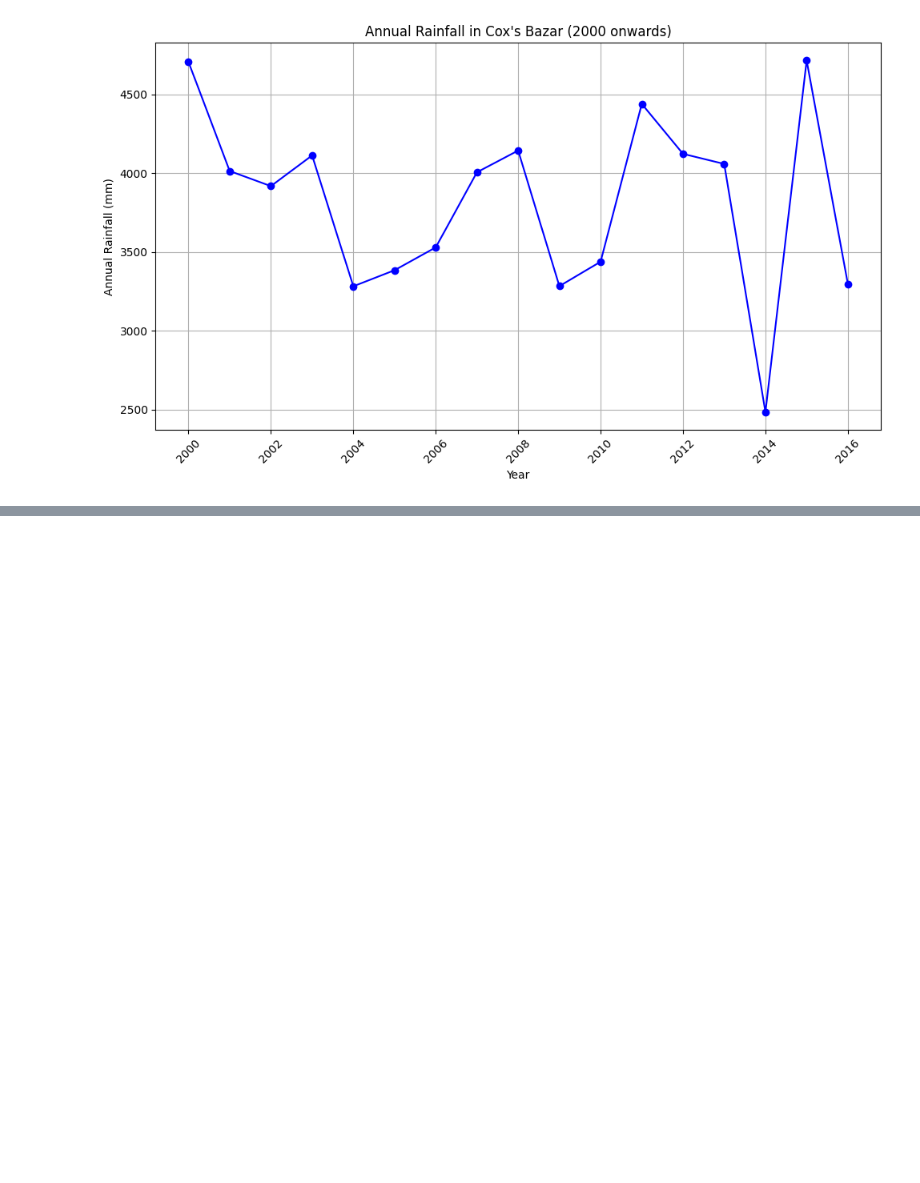
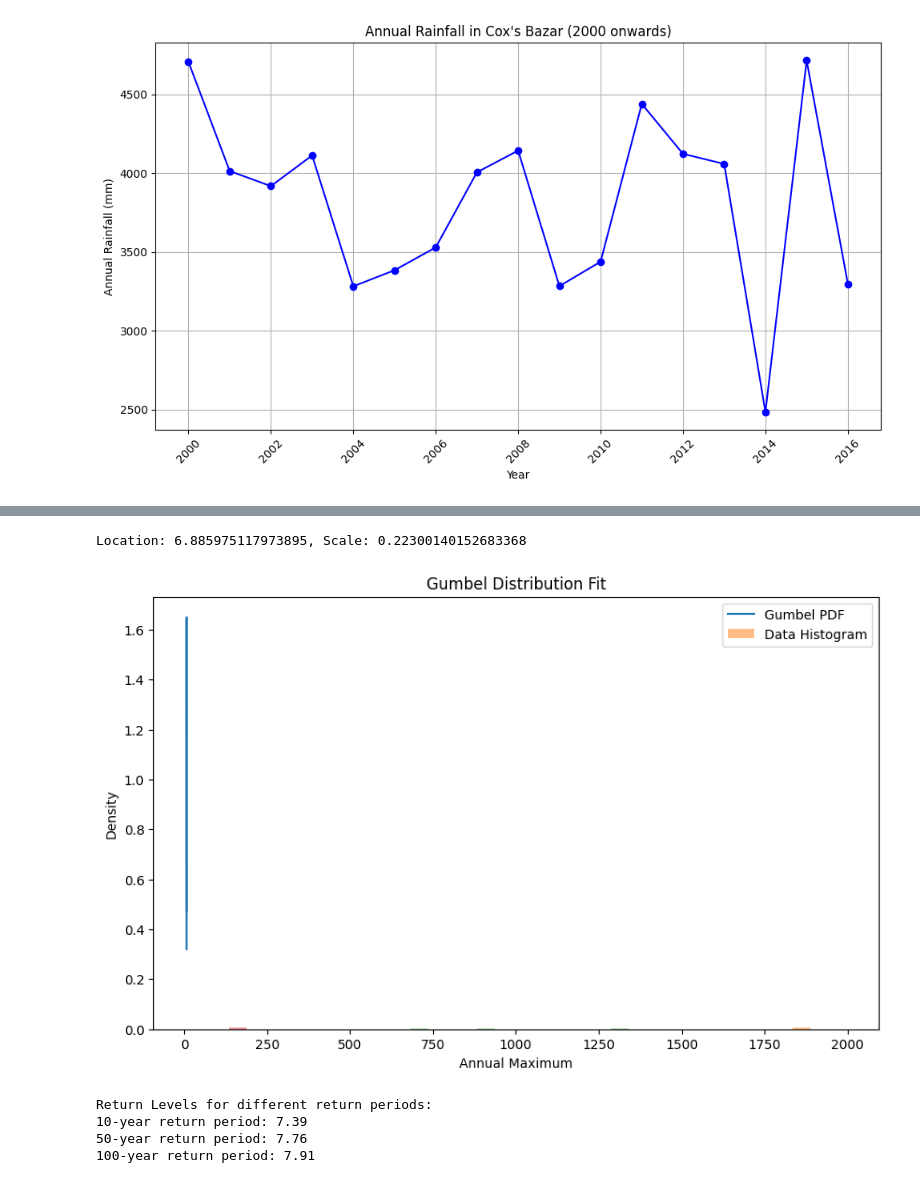
Before and after one commit to Jerric1801/cox-analysis, a Jupyter notebook: flood-analysis/analysis.ipynb, the cells around one changed output, grey strips where cells are left out. Drawn from its saved outputs; the diff is of its cells as text; code cells hidden in the pictures; blank space fills up the shorter version.

```diff
--- a/flood-analysis/analysis.ipynb
+++ b/flood-analysis/analysis.ipynb
@@ -143,0 +228,40 @@ plt.show()
+# %%
+from scipy.stats import gumbel_r
+import matplotlib.pyplot as plt
+import scipy.stats as stats
+
+# Fit a Gumbel distribution to the log-transformed annual maximum rainfall values
+params = gumbel_r.fit(annual_maxima['LogRainfall'])
+
+# Extract the location and scale parameters
+loc, scale = params
+
+# Display the parameters
+print(f"Location: {loc}, Scale: {scale}")
+
+#calculate return levels
+return_periods = [10, 50, 100]
+return_levels = stats.gumbel_r.ppf(1 - 1/np.array(return_periods), loc, scale)
+
+# Plot the fitted Gumbel distribution
+plt.figure(figsize=(10, 6))
+x = np.linspace(min(annual_maxima["LogRainfall"]), max(annual_maxima["LogRainfall"]), 100)
+pdf = stats.gumbel_r.pdf(x, loc, scale)
+plt.plot(x, pdf, label='Gumbel PDF')
+plt.hist(annual_maxima, bins=10, density=True, alpha=0.5, label='Data Histogram')
+plt.xlabel('Annual Maximum')
+plt.ylabel('Density')
+plt.title('Gumbel Distribution Fit')
+plt.legend()
+plt.show()
+
+print("Return Levels for different return periods:")
+for rp, rl in zip(return_periods, return_levels):
+    print(f"{rp}-year return period: {rl:.2f}")
+# %% [output]
+Location: 6.885975117973895, Scale: 0.22300140152683368
+[figure, added]
+Return Levels for different return periods:
+10-year return period: 7.39
+50-year return period: 7.76
+100-year return period: 7.91
```
Also changed, not shown: parts of 3 cells of this notebook.
